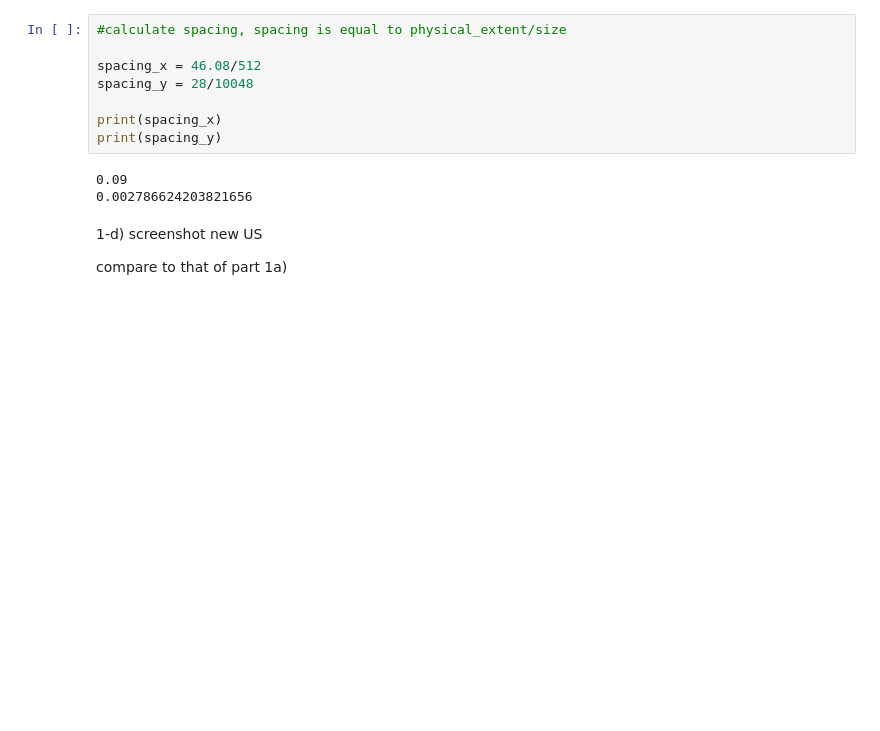
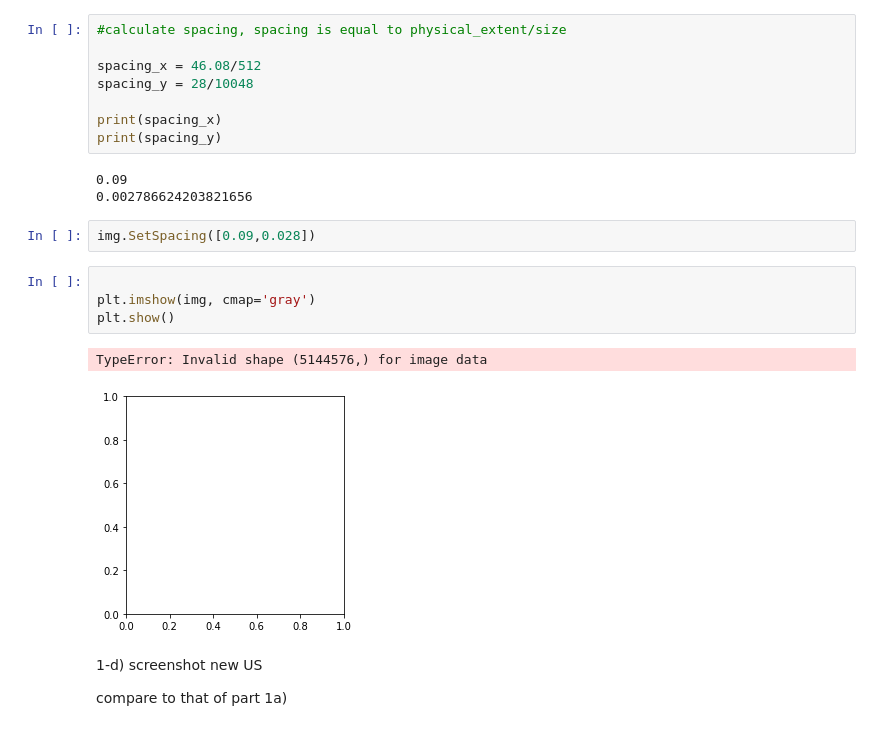
Before and after one commit to moondancerrr/Quantitative-analysis-of-ultrasound-images, a Jupyter notebook: SarahSalloum_assignment3.ipynb, the cells around one changed output. Saved outputs shown, nothing was run; the diff lists cells and outputs as text; blank space fills up the shorter version.

```diff
--- a/SarahSalloum_assignment3.ipynb
+++ b/SarahSalloum_assignment3.ipynb
@@ -65,6 +65,15 @@ print(spacing_y)
 # %% [output]
 0.09
 0.002786624203821656
+# %%
+img.SetSpacing([0.09,0.028])
+# %%
+
+plt.imshow(img, cmap='gray')
+plt.show()
+# %% [output]
+TypeError: Invalid shape (5144576,) for image data
+[figure, added]
 # %% [markdown]
 1-d)    screenshot new US
 
```
Also changed, not shown: parts of 1 cell of this notebook.
